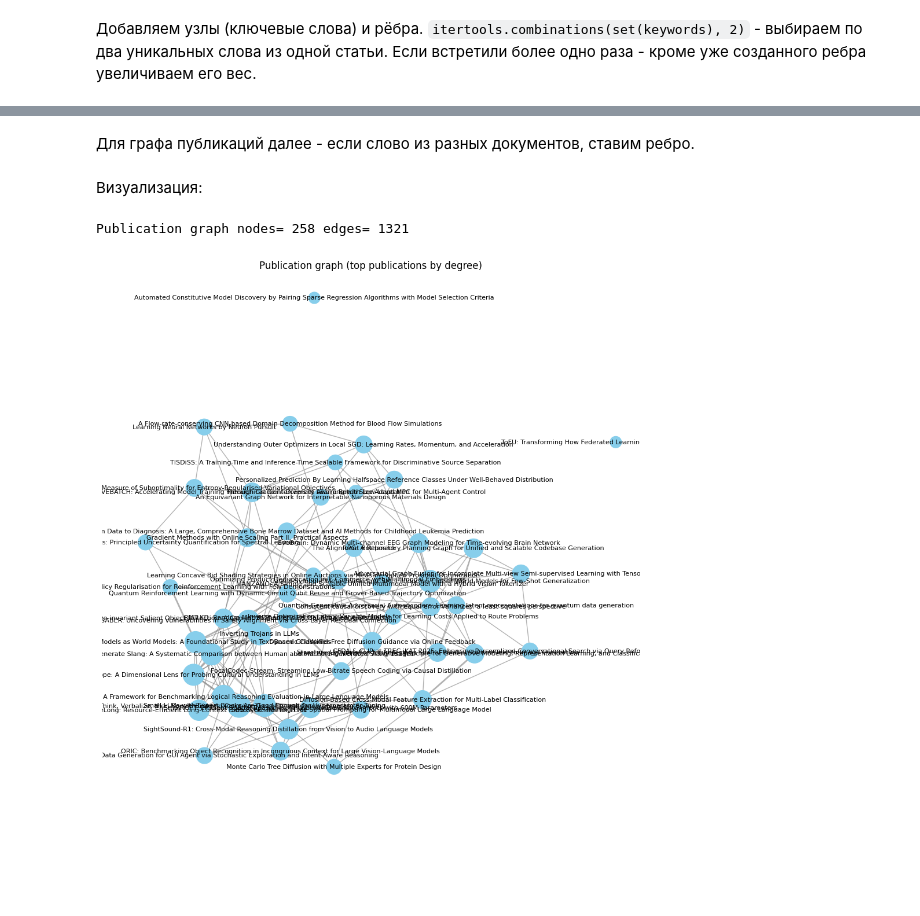
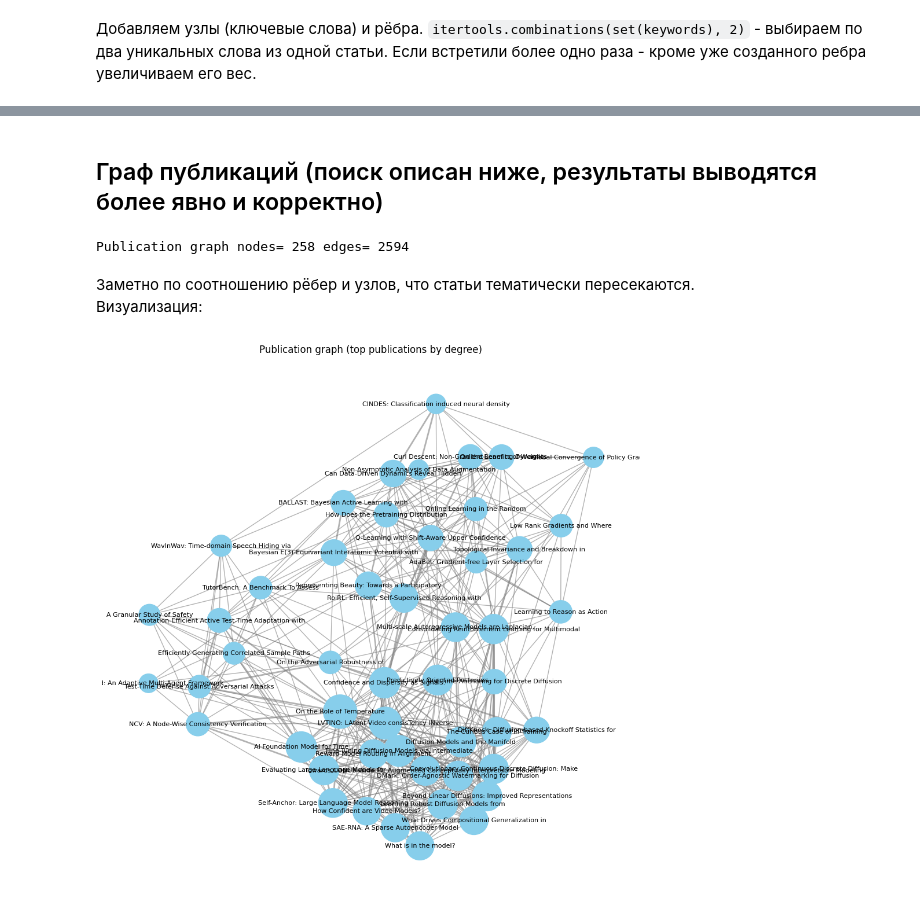
Before and after one commit to OlesiaITMO/DataAnalysisITMO, a Jupyter notebook: Graph.ipynb, the cells around one changed output, grey strips where cells are left out. Saved outputs shown, nothing was run; the diff lists cells and outputs as text; code cells hidden in the pictures; blank space fills up the shorter version.

```diff
--- a/Graph.ipynb
+++ b/Graph.ipynb
@@ -175,14 +186,14 @@ feature_names = np.array(vectorizer.get_feature_names_out())
 # %%
-# Для каждой статьи выберем top_k терминов по TF-IDF
 TOP_K = 8
 
 
-doc_terms = [] # список списков терминов
+doc_terms = []
 for i in range(X.shape[0]):
     row = X[i].toarray().ravel()
     top_idx = np.argsort(row)[-TOP_K:][::-1]
     top_terms = [t for t in feature_names[top_idx] if row[top_idx].sum() > 0]
-    # Фильтрация пустых
+
     top_terms = [t for t in top_terms if row[feature_names.tolist().index(t)] > 0] if len(top_terms)>0 else []
+    top_terms = normalize_terms(top_terms) #ПРИМЕНЕНИЕ НОРМАЛИЗАЦИИ
     doc_terms.append(top_terms)
 # %% [markdown]
@@ -201,6 +212,7 @@ Top 20 terms: [('llms', 9), ('graph', 9), ('prediction', 8), ('causal', 7), ('di
 # %% [markdown]
 Добавляем узлы (ключевые слова) и рёбра. `itertools.combinations(set(keywords), 2)` - выбираем по два уникальных слова из одной статьи. Если встретили более одно раза - кроме уже созданного ребра увеличиваем его вес.
 # %%
+G_kw = nx.Graph()
 # добавляем узлы
 for term in term_counts:
     G_kw.add_node(term, count=term_counts[term])
@@ -221,16 +232,0 @@ Keyword graph: nodes= 1258 edges= 7076
-# %%
-parts = community.louvain_communities(G_kw, weight='weight', resolution=1)
-# parts — список множеств
-print('Detected communities:', len(parts))
-
-
-mod = community.modularity(G_kw, parts, weight='weight')
-print('Modularity:', mod)
-
-
-# Сопоставим каждому узлу label сообщества
-node_community = {}
-for i, com in enumerate(parts):
-    for node in com:
-        node_community[node] = i
-        nx.set_node_attributes(G_kw, node_community, 'community')
@@ -315,24 +378,21 @@ plt.show()
 # %% [markdown]
-Для графа публикаций далее - если слово из разных документов, ставим ребро.
+## Граф публикаций (поиск описан ниже, результаты выводятся более явно и корректно)
 # %%
 import networkx as nx
 import matplotlib.pyplot as plt
 from collections import defaultdict
 import itertools
 
-# граф публикаций
 P = nx.Graph()
 
-# добавляем !публикации! как узлы
 for idx, row in df.iterrows():
-    P.add_node(idx, id=row['id'], title=row['title'])
+    short_title = " ".join(row['title'].split()[:5])
+    P.add_node(idx, title=row['title'], short_title=short_title)
 
-# "ключевое слово → публикации"
 term_to_docs = defaultdict(list)
 for idx, kws in enumerate(df['keywords']):
     for kw in set(kws):
         term_to_docs[kw].append(idx)
-
 
 for kw, docs in term_to_docs.items():
     for a, b in itertools.combinations(docs, 2):
@@ -342,30 +402,33 @@ for kw, docs in term_to_docs.items():
             P.add_edge(a, b, weight=1)
 
 print('Publication graph nodes=', P.number_of_nodes(), 'edges=', P.number_of_edges())
+# %% [output]
+Publication graph nodes= 258 edges= 2594
 # %% [markdown]
+Заметно по соотношению рёбер и узлов, что статьи тематически пересекаются. \
 Визуализация:
 # %%
 TOP_N = 50
 top_nodes = sorted(P.degree, key=lambda x: x[1], reverse=True)[:TOP_N]
 subP = P.subgraph([n for n, _ in top_nodes])
 
 plt.figure(figsize=(12,12))
-pos = nx.spring_layout(subP, k=0.5, seed=42)  # k регулирует плотность узлов
+pos = nx.spring_layout(subP, k=0.5, seed=42)
 
-# размеры узлов по степени
 node_size = [200 + 50*subP.degree(n) for n in subP.nodes()]
-
-# веса ребер
 edge_weights = [max(0.2, w['weight']) for u, v, w in subP.edges(data=True)]
 
 nx.draw_networkx_nodes(subP, pos, node_size=node_size, node_color='skyblue')
 nx.draw_networkx_edges(subP, pos, width=edge_weights, edge_color='gray', alpha=0.6)
-nx.draw_networkx_labels(subP, pos, labels={n: subP.nodes[n]['title'] for n in subP.nodes()}, font_size=8)
+nx.draw_networkx_labels(
+    subP, pos,
+    labels={n: subP.nodes[n]['short_title'] for n in subP.nodes()},
+    font_size=8
+)
 
 plt.title("Publication graph (top publications by degree)")
 plt.axis('off')
 plt.show()
 # %% [output]
-Publication graph nodes= 258 edges= 1321
-[figure, old version]
+[figure, new version]
 # %% [markdown]
```
Also changed, not shown: parts of 26 cells of this notebook, 2 other files.
